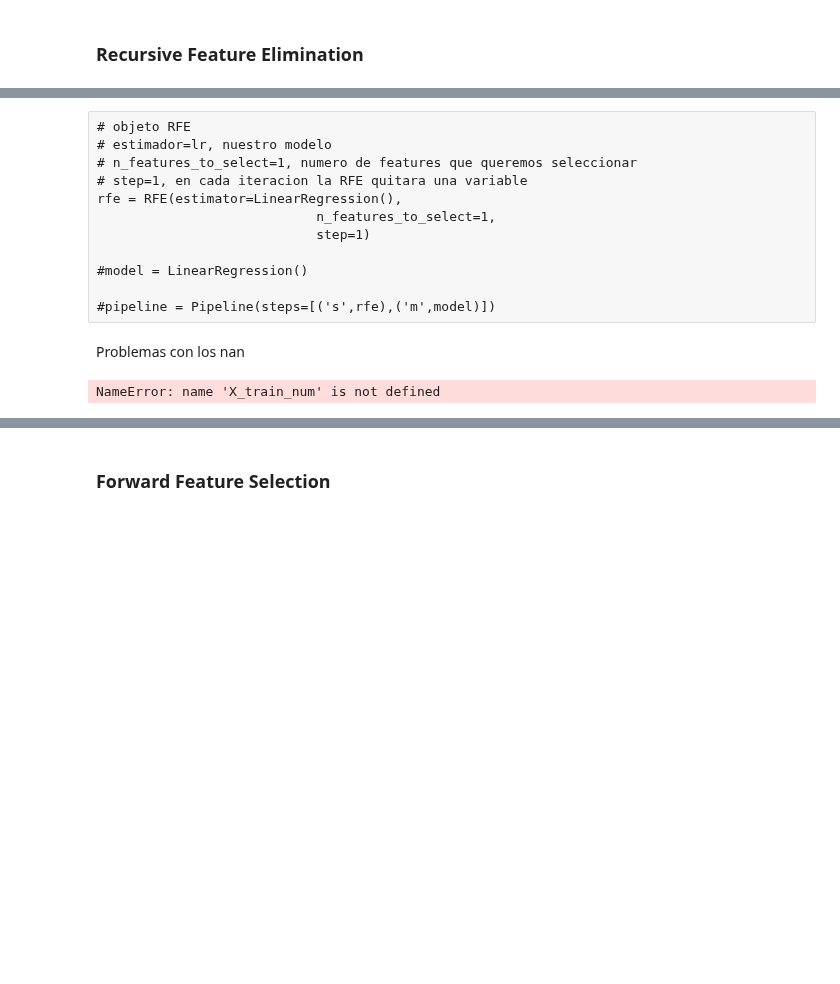
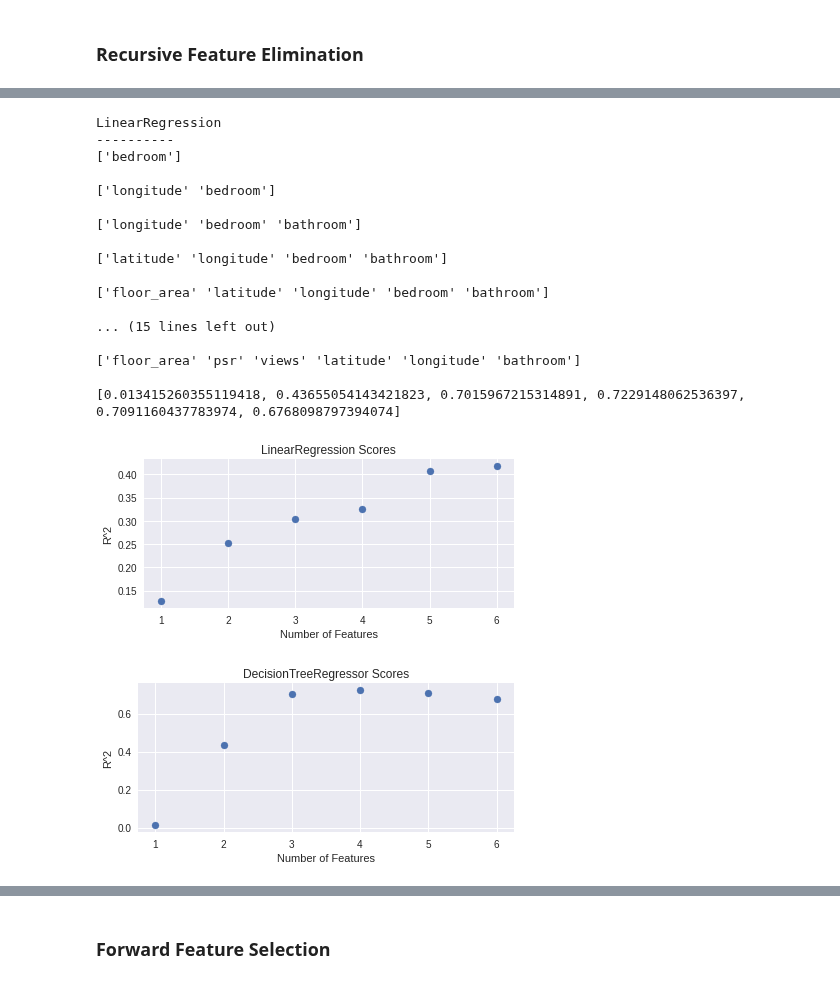
Before and after one commit to javiicc/Identifying_Potential_Investment_Opportunities_In_The_Irish_Real_Estate_Market_Using_MachineLearning, a Jupyter notebook: Data_Analysis.ipynb, the cells around one changed output, grey strips where cells are left out. Drawn from its saved outputs; the diff is of its cells as text; code cells hidden in the pictures; blank space fills up the shorter version.

Commit message:
wrapper methods

```diff
--- a/Data_Analysis.ipynb
+++ b/Data_Analysis.ipynb
@@ -1031,2 +1032,6 @@ X_train.shape, X_test.shape, y_train.shape, y_test.shape
+# %%
+# Estimators to try in each wrapper method
+estimators = {'LinearRegression': LinearRegression(),
+              'DecisionTreeRegressor': DecisionTreeRegressor(max_depth=10)}
 # %% [markdown]
 ### Recursive Feature Elimination
@@ -1040,14 +1037,0 @@ cat_features = ['ber', 'type_house', 'plus_info', 'postcode', 'state_district',
-# %% [raw]
-# objeto RFE
-# estimador=lr, nuestro modelo
-# n_features_to_select=1, numero de features que queremos seleccionar
-# step=1, en cada iteracion la RFE quitara una variable
-rfe = RFE(estimator=LinearRegression(),
-                            n_features_to_select=1,
-                            step=1)
-
-#model = LinearRegression()
-
-#pipeline = Pipeline(steps=[('s',rfe),('m',model)])
-# %% [markdown]
-Problemas con los nan
@@ -1057,28 +1037,0 @@ from sklearn.ensemble import RandomForestRegressor
-# %%
-scores_rfe = [] # ahi guardamos los distintos scores que vamos obteniendo
-#print(X_train_num.columns, '\n')
-for i in range(1, X_train_num.shape[1] + 1): # i = 1,..., 1
-
-    lr = LinearRegression()
-    dtr = DecisionTreeRegressor()
-    rfr = RandomForestRegressor()
-
-    rfe = RFE(estimator=lr,
-              n_features_to_select=i,
-              step=1) # i = 1feature, 2features...
-
-    rfe.fit(X_train, y_train) # rfe con i features, nos devuelve las i mejores features
-    # rfe.fit() selecciona las variables, pero no ajusta el modelo
-
-    #print(rfe.support_)
-    #print(rfe.ranking_)
-    print(X_train.columns[rfe.support_].values, '\n')
-
-    lr.fit(X_train.loc[:, rfe.support_], y_train) #rfe.support_ para seleccionar las features-columnas
-    # estamos entrenando el modelo con las features q nos proporciona el objeto RFE
-    scores_rfe.append(lr.score(X_test.loc[:, rfe.support_], y_test))
-    # predecimos sobre el dataset de test con las mismas features que hemos entrenado
-
-scores_rfe
-# %% [output]
-NameError: name 'X_train_num' is not defined
@@ -1091,0 +1038,23 @@ plt.tight_layout()
+# %%
+wrapper_methods(estimators_dict=estimators, method='rfe',
+                X_train=X_train, y_train=y_train, X_test=X_test, y_test=y_test)
+# %% [output]
+LinearRegression
+----------
+['bedroom']
+
+['longitude' 'bedroom']
+
+['longitude' 'bedroom' 'bathroom']
+
+['latitude' 'longitude' 'bedroom' 'bathroom']
+
+['floor_area' 'latitude' 'longitude' 'bedroom' 'bathroom']
+
+... (15 lines left out)
+
+['floor_area' 'psr' 'views' 'latitude' 'longitude' 'bathroom']
+
+[0.013415260355119418, 0.43655054143421823, 0.7015967215314891, 0.7229148062536397, 0.7091160437783974, 0.6768098797394074]
+[figure, added]
+[figure, added]
```
Also changed, not shown: parts of 23 cells of this notebook, 1 other file.
